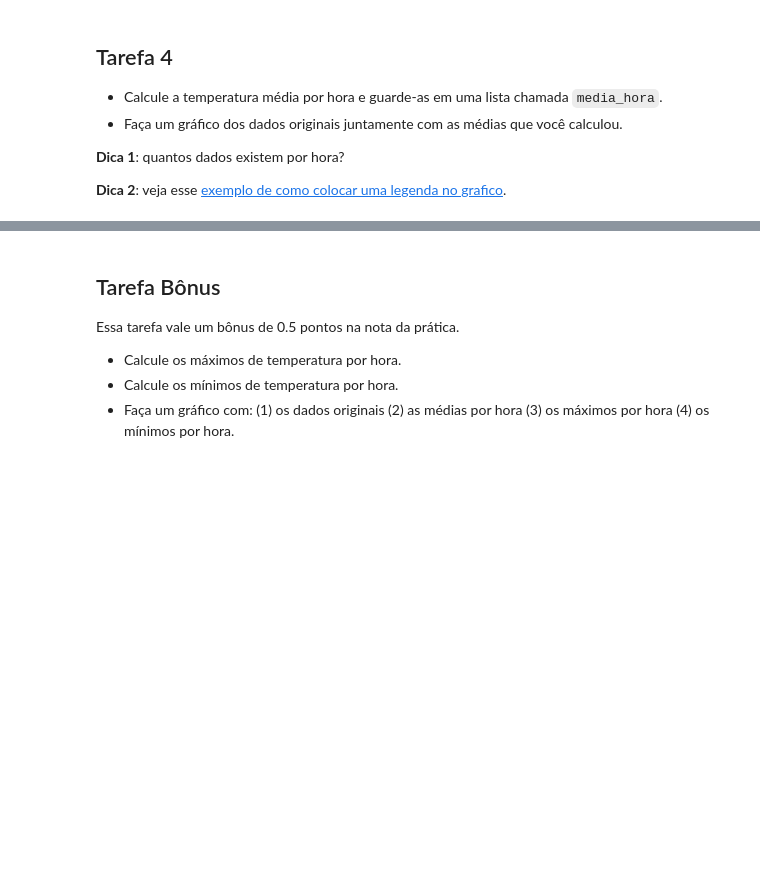
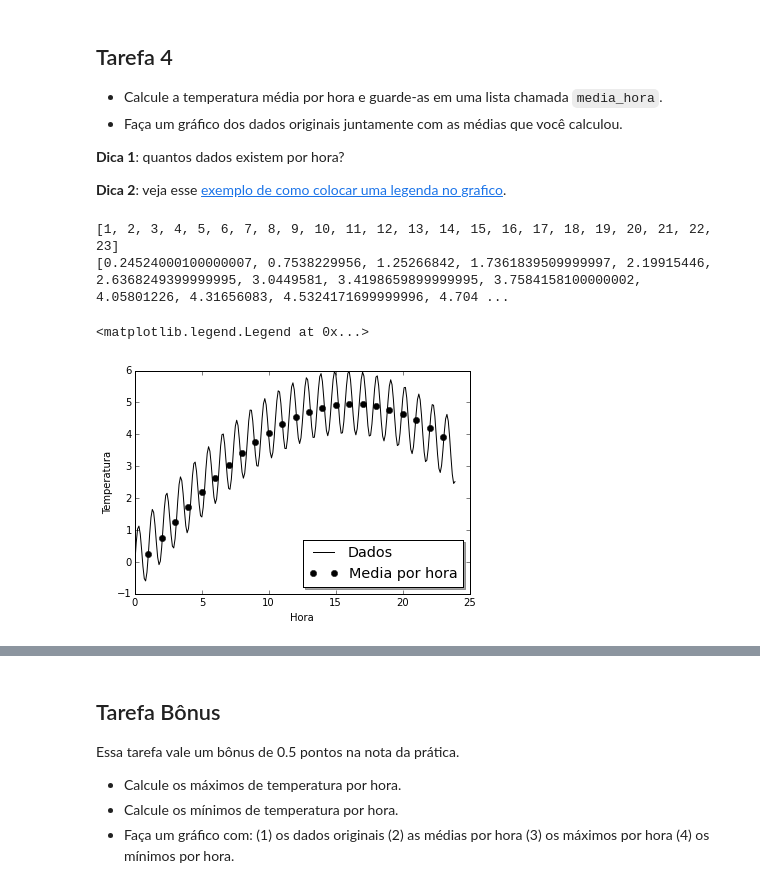
Before and after one commit to mat-esp-2015/python-intro-2-carla_camila_roberto, a Jupyter notebook: tarefa-intro-python-2.ipynb, the cells around one changed output, grey strips where cells are left out. Cells and saved outputs as stored; diff of their text form; code cells hidden in the pictures; blank space fills up the shorter version.

```diff
--- a/tarefa-intro-python-2.ipynb
+++ b/tarefa-intro-python-2.ipynb
@@ -305,9 +301,15 @@ A variavel eh None
 None
 20
 # %%
-maximo = 0
-minimo = 9999
+#maximo = 0
+#minimo = 9999
+maximo = None
+minimo = None
 for n in (dados):
+#    if maximo is None or minimo is None:
+    if maximo is None: # entao minimo tambem sera
+        maximo = n
+        minimo = n
     if n > maximo:
         maximo = n
     if n < minimo:
@@ -339,6 +341,44 @@ Minimo esta igual? True
 **Dica 1**: quantos dados existem por hora?
 
 **Dica 2**: veja esse [exemplo de como colocar uma legenda no grafico](http://matplotlib.org/examples/api/legend_demo.html).
+# %%
+Amostras = []
+media_hora = []
+media = 0
+amostras_processadas = 0 # numero total de registros de dados analizados
+Num_amostras = 0   # amostras por hora
+Hora_amostras = 1  # Periodo da amostra 1 = primeira hora
+for n in tempos:
+    if n < Hora_amostras:
+        #Num_amostras = Numero_amostras +1
+        Num_amostras += 1
+        media = media + dados[amostras_processadas]
+    else:
+
+        Amostras.append(Hora_amostras)
+        media_hora.append(media/Num_amostras)
+        Hora_amostras += 1 #OBS: +1 porque agora iremos processar o proximo periodo
+        Num_amostras = 1   #OBS: 1 porque esta foi a primeira amostra do proximo periodo
+        media = dados[amostras_processadas]   #OBS:  media =dado porque este ja e o
+                                              #      primeiro valor do proximo periodo
+
+    amostras_processadas = amostras_processadas +1
+
+print (Amostras)
+print (media_hora)
+# %% [output]
+[1, 2, 3, 4, 5, 6, 7, 8, 9, 10, 11, 12, 13, 14, 15, 16, 17, 18, 19, 20, 21, 22, 23]
+[0.24524000100000007, 0.7538229956, 1.25266842, 1.7361839509999997, 2.19915446, 2.6368249399999995, 3.0449581, 3.4198659899999995, 3.7584158100000002, 4.05801226, 4.31656083, 4.5324171699999996, 4.704 ...
+# %%
+plt.figure()
+plt.plot(tempos, dados,'-k',label='Dados')
+plt.plot(Amostras, media_hora, 'ok',label='Media por hora')
+plt.xlabel('Hora')
+plt.ylabel('Temperatura')
+plt.legend(loc='lower right', shadow=True, fontsize='x-large')
+# %% [output]
+<matplotlib.legend.Legend at 0x...>
+[figure, added]
 # %% [markdown]
 ### Resultado esperado
 
```
Also changed, not shown: parts of 10 cells of this notebook.
